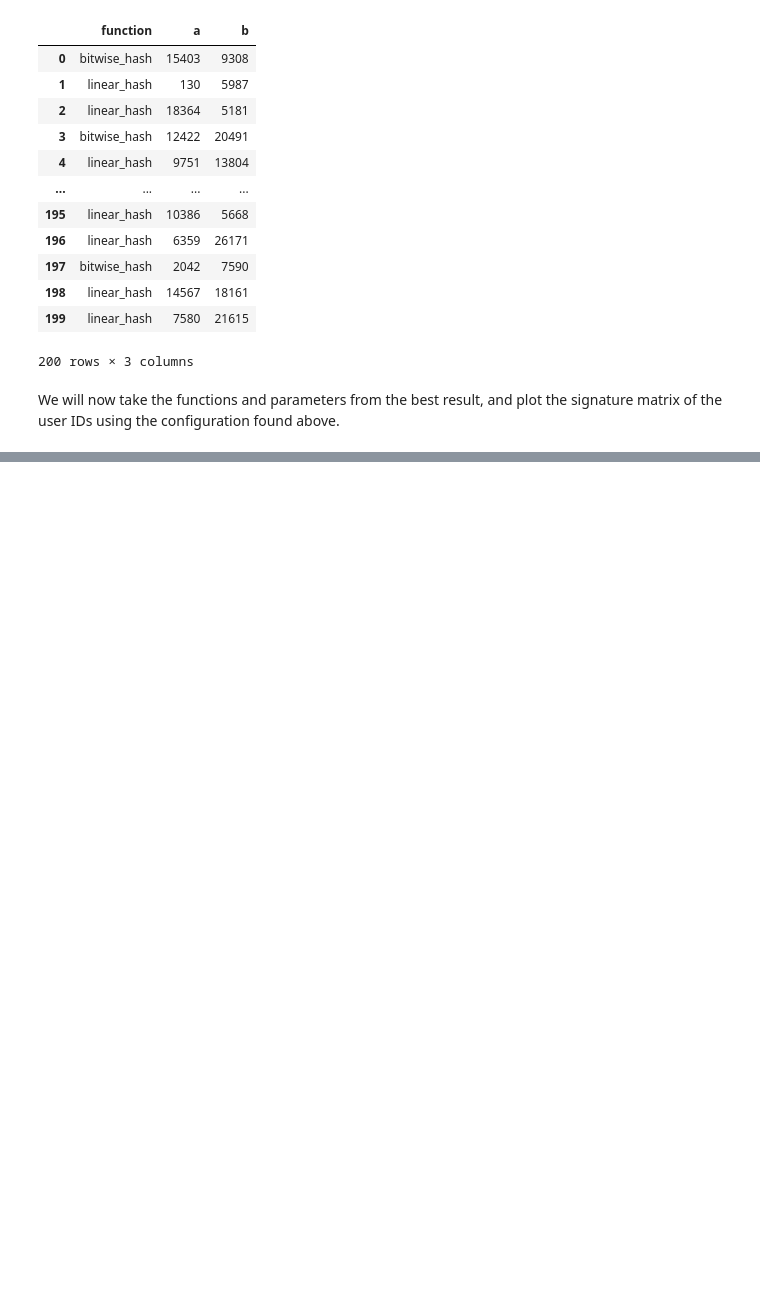
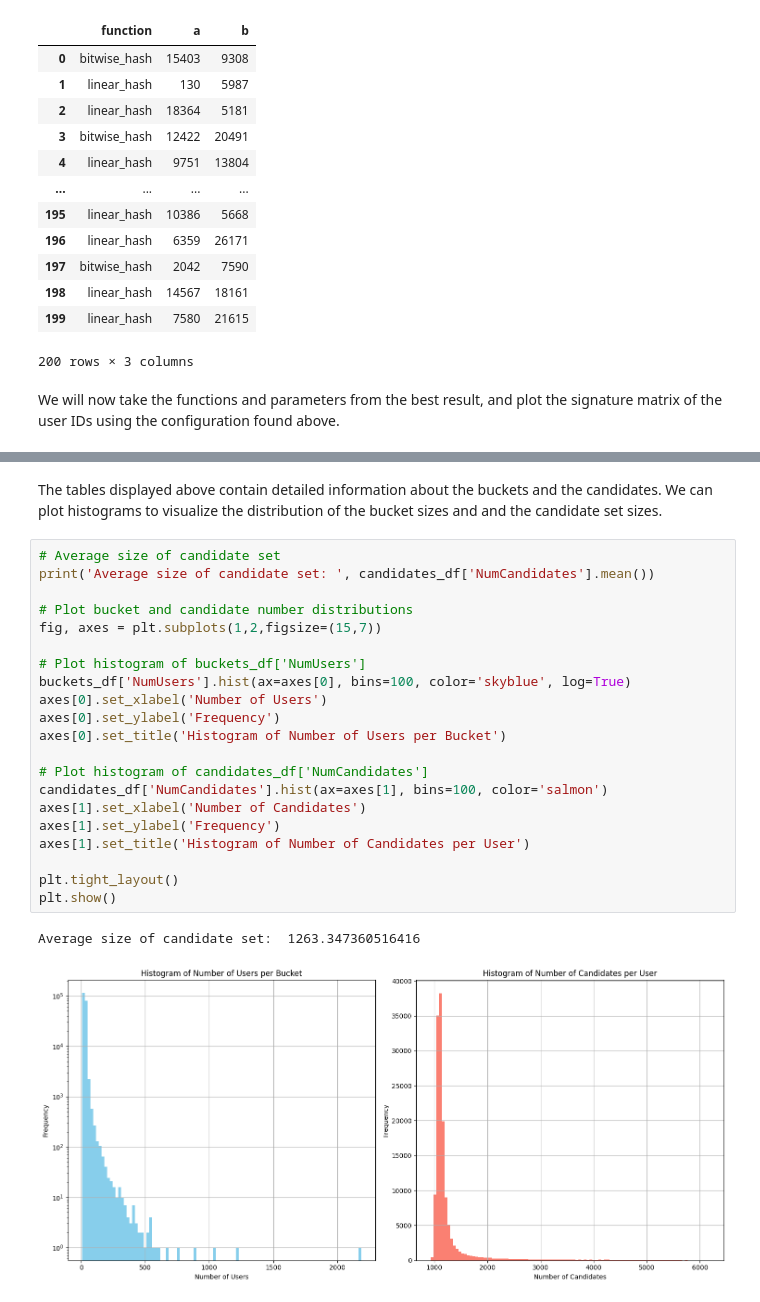
Before and after one commit to gmaurer08/ADM-HW4, a Jupyter notebook: main.ipynb, the cells around one changed output, grey strips where cells are left out. Drawn from its saved outputs; the diff is of its cells as text; blank space fills up the shorter version.

```diff
--- a/main.ipynb
+++ b/main.ipynb
@@ -805,0 +872,26 @@ First 20 rows of the signature matrix:
+# %% [markdown]
+The tables displayed above contain detailed information about the buckets and the candidates. We can plot histograms to visualize the distribution of the bucket sizes and and the candidate set sizes.
+# %%
+# Average size of candidate set
+print('Average size of candidate set: ', candidates_df['NumCandidates'].mean())
+
+# Plot bucket and candidate number distributions
+fig, axes = plt.subplots(1,2,figsize=(15,7))
+
+# Plot histogram of buckets_df['NumUsers']
+buckets_df['NumUsers'].hist(ax=axes[0], bins=100, color='skyblue', log=True)
+axes[0].set_xlabel('Number of Users')
+axes[0].set_ylabel('Frequency')
+axes[0].set_title('Histogram of Number of Users per Bucket')
+
+# Plot histogram of candidates_df['NumCandidates']
+candidates_df['NumCandidates'].hist(ax=axes[1], bins=100, color='salmon')
+axes[1].set_xlabel('Number of Candidates')
+axes[1].set_ylabel('Frequency')
+axes[1].set_title('Histogram of Number of Candidates per User')
+
+plt.tight_layout()
+plt.show()
+# %% [output]
+Average size of candidate set:  1263.347360516416
+[figure, added]
```
Also changed, not shown: parts of 33 cells of this notebook, 3 other files.
